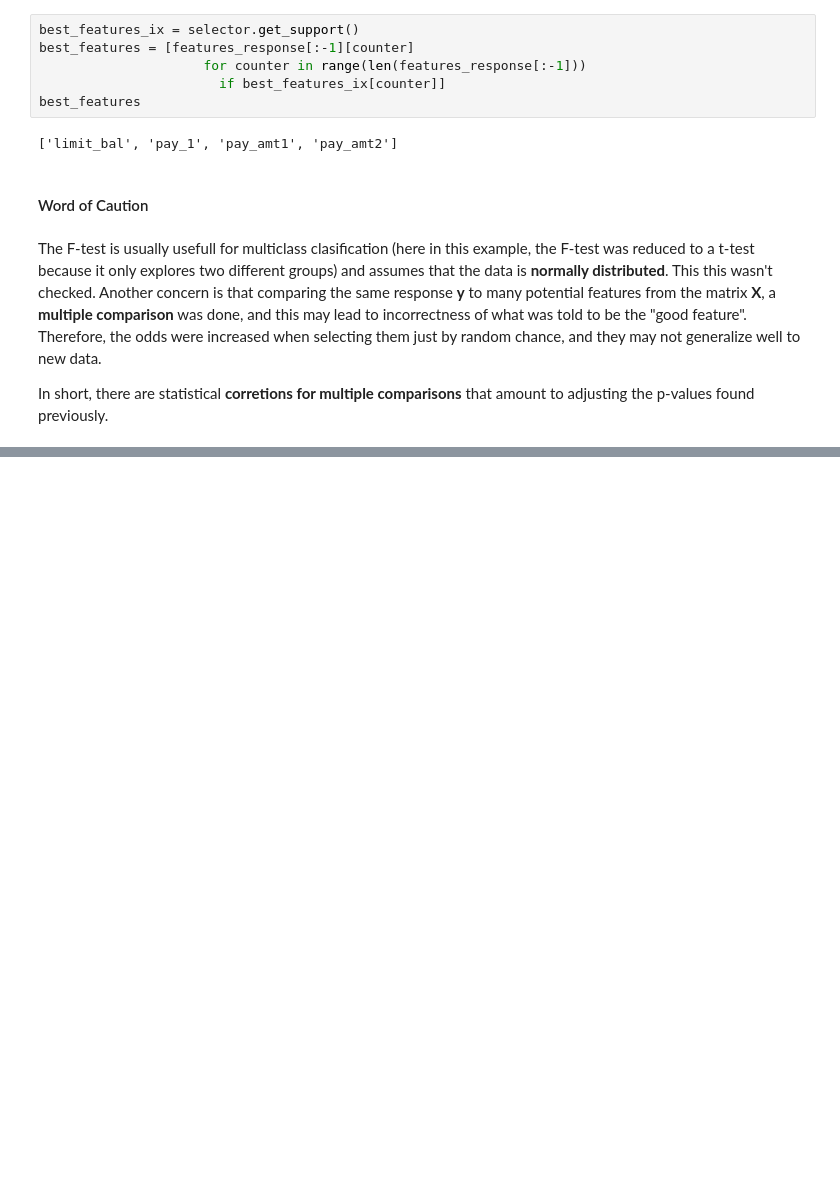
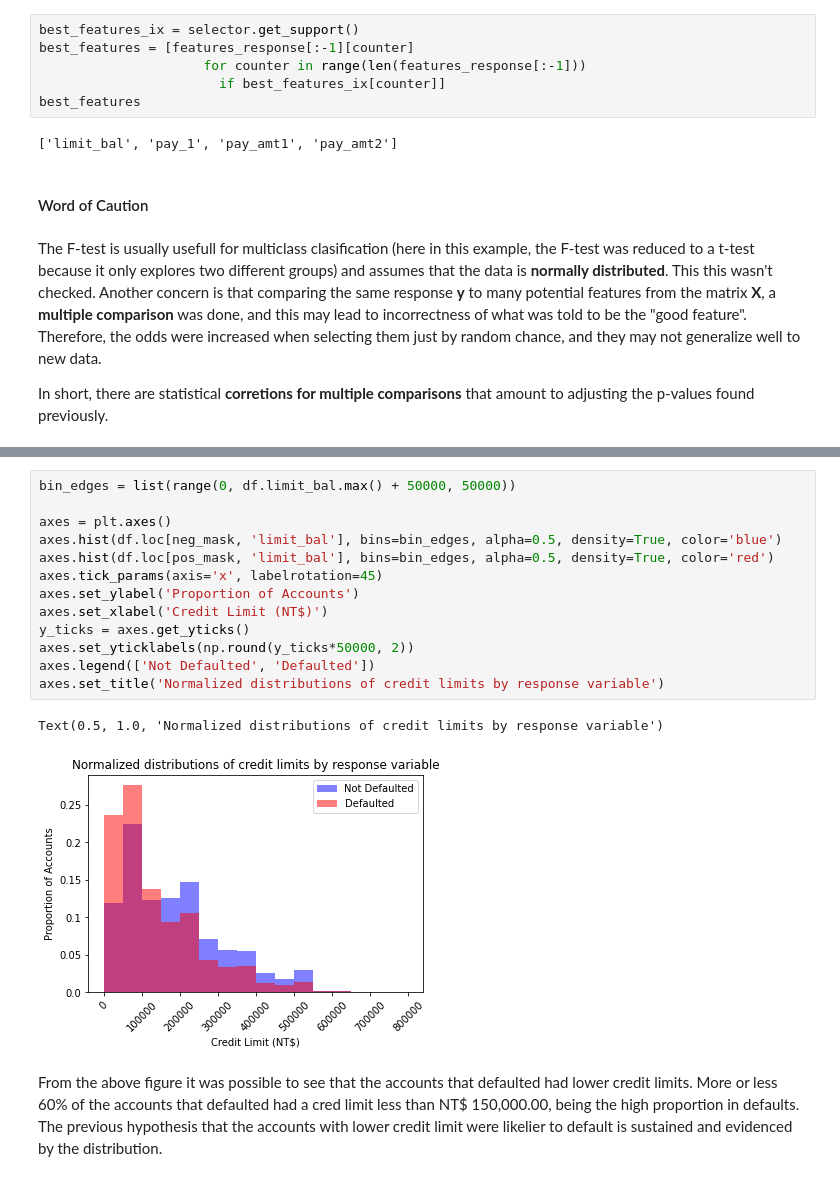
Before and after one commit to jeantardelli/data-science, a Jupyter notebook: details-of-logistic-regression-and-feature-exploration.ipynb, the cells around one changed output, grey strips where cells are left out. Cells and saved outputs as stored; diff of their text form; blank space fills up the shorter version.

```diff
--- a/details-of-logistic-regression-and-feature-exploration.ipynb
+++ b/details-of-logistic-regression-and-feature-exploration.ipynb
@@ -219,0 +282,18 @@ In short, there are statistical **corretions for multiple comparisons** that amo
+# %%
+bin_edges = list(range(0, df.limit_bal.max() + 50000, 50000))
+
+axes = plt.axes()
+axes.hist(df.loc[neg_mask, 'limit_bal'], bins=bin_edges, alpha=0.5, density=True, color='blue')
+axes.hist(df.loc[pos_mask, 'limit_bal'], bins=bin_edges, alpha=0.5, density=True, color='red')
+axes.tick_params(axis='x', labelrotation=45)
+axes.set_ylabel('Proportion of Accounts')
+axes.set_xlabel('Credit Limit (NT$)')
+y_ticks = axes.get_yticks()
+axes.set_yticklabels(np.round(y_ticks*50000, 2))
+axes.legend(['Not Defaulted', 'Defaulted'])
+axes.set_title('Normalized distributions of credit limits by response variable')
+# %% [output]
+Text(0.5, 1.0, 'Normalized distributions of credit limits by response variable')
+[figure, added]
+# %% [markdown]
+From the above figure it was possible to see that the accounts that defaulted had lower credit limits. More or less 60% of the accounts that defaulted had a cred limit less than NT$ 150,000.00, being the high proportion in defaults. The previous hypothesis that the accounts with lower credit limit were likelier to default is sustained and evidenced by the distribution.
```
Also changed, not shown: parts of 9 cells of this notebook.
